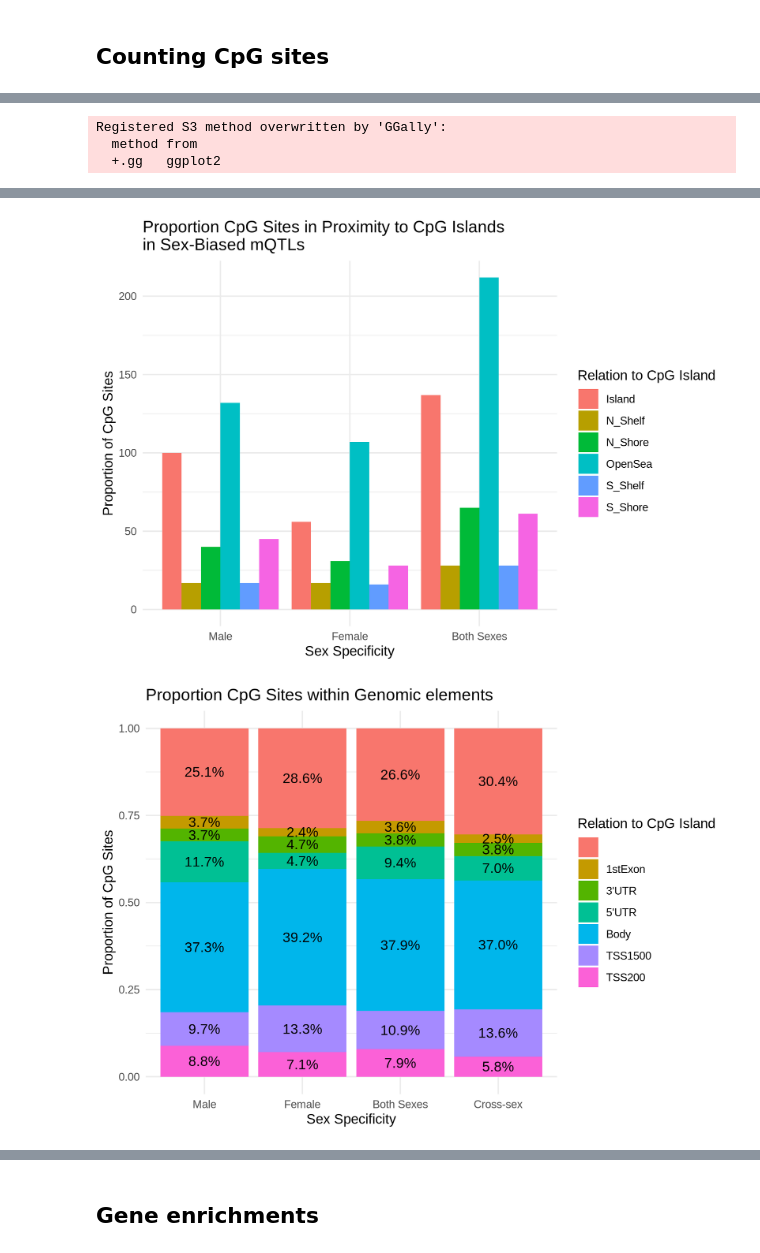
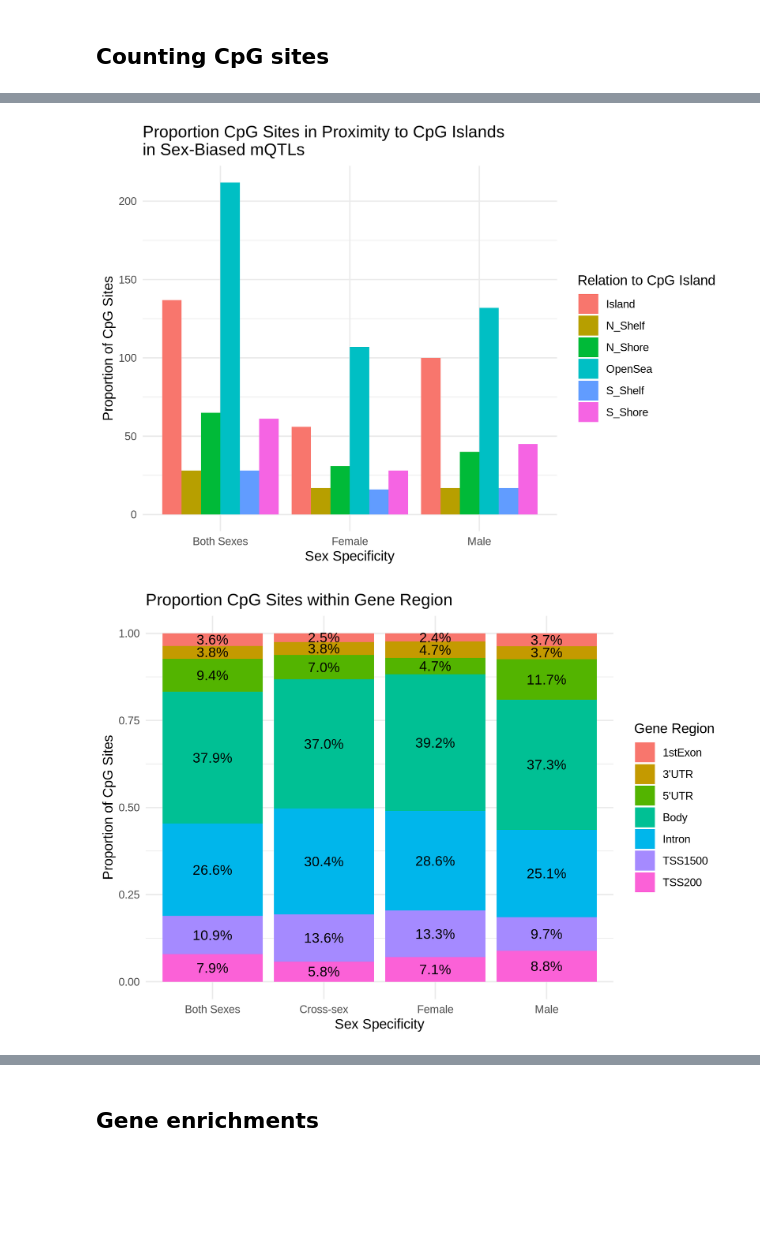
Before and after one commit to wilcas/sex_specific_mQTL, a Jupyter notebook: delahaye_mQTL_analyses/bonf_mQTL_exploration.ipynb, the cells around one changed output, grey strips where cells are left out. Saved outputs shown, nothing was run; the diff lists cells and outputs as text; code cells hidden in the pictures; blank space fills up the shorter version.

```diff
--- a/delahaye_mQTL_analyses/bonf_mQTL_exploration.ipynb
+++ b/delahaye_mQTL_analyses/bonf_mQTL_exploration.ipynb
@@ -318,6 +557,6 @@ total_annotated$Sex <- factor(total_annotated$Sex,levels=c("Male","Female","Both
 # %%
 library(GGally)
-ggplot(total_annotated[!duplicated(total_annotated[,.(Probe,Sex)])], aes(Sex, fill = Relation_to_Island, by = Sex)) +
+ggplot(total_annotated[!duplicated(total_annotated[,.(Probe,Sex)])], aes(Sex, fill = factor(Relation_to_Island), by = factor(Sex))) +
     geom_bar(position = "fill") +
     theme_minimal() +
     geom_text(stat = "prop", position = position_fill(0.5)) +
@@ -335,13 +574,10 @@ ggplot(total_annotated[Sex != "Cross-sex" & !duplicated(total_annotated[,.(Probe
     theme_minimal() +
     labs(y = "Proportion of CpG Sites",x="Sex Specificity", fill = "Relation to CpG Island")+
     ggtitle("Proportion CpG Sites in Proximity to CpG Islands\nin Sex-Biased mQTLs")
-ggplot(total_annotated[!duplicated(total_annotated[,.(Probe,Sex)])], aes(Sex, fill = gsub(";.*","",UCSC_RefGene_Group), by = Sex)) +
+ggplot(total_annotated[!duplicated(total_annotated[,.(Probe,Sex)])],aes(Sex, fill = factor(sapply(gsub(";.*","",UCSC_RefGene_Group),function(x)ifelse(x == "","Intron",x))), by = factor(Sex))) +
     geom_bar(position = "fill") +
     theme_minimal() +
     geom_text(stat = "prop", position = position_fill(0.5)) +
-    labs(y = "Proportion of CpG Sites",x="Sex Specificity", fill = "Relation to CpG Island")+
-    ggtitle("Proportion CpG Sites within Genomic elements")
+    labs(y = "Proportion of CpG Sites",x="Sex Specificity", fill = "Gene Region")+
+    ggtitle("Proportion CpG Sites within Gene Region")
 # %% [output]
-Registered S3 method overwritten by 'GGally':
-  method from
-  +.gg   ggplot2
@@ -350,2 +586,2 @@ Registered S3 method overwritten by 'GGally':
-[figure, old version]
+[figure, new version]
-[figure, old version]
+[figure, new version]
```
Also changed, not shown: parts of 22 cells of this notebook, 1 other file.
